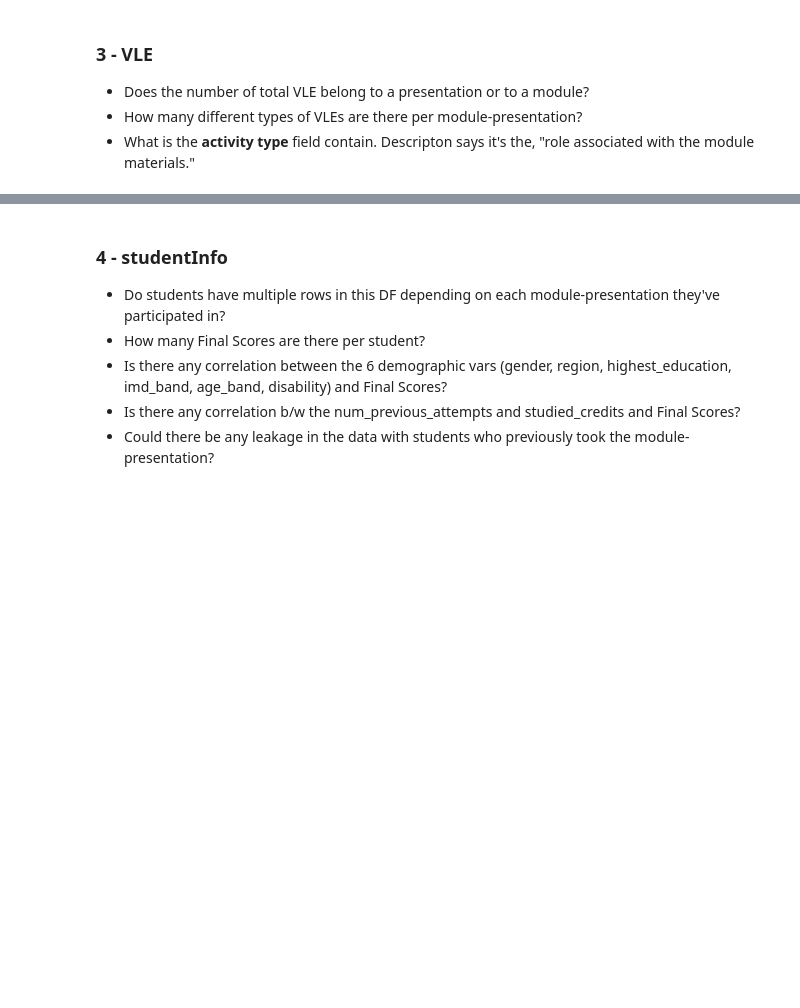
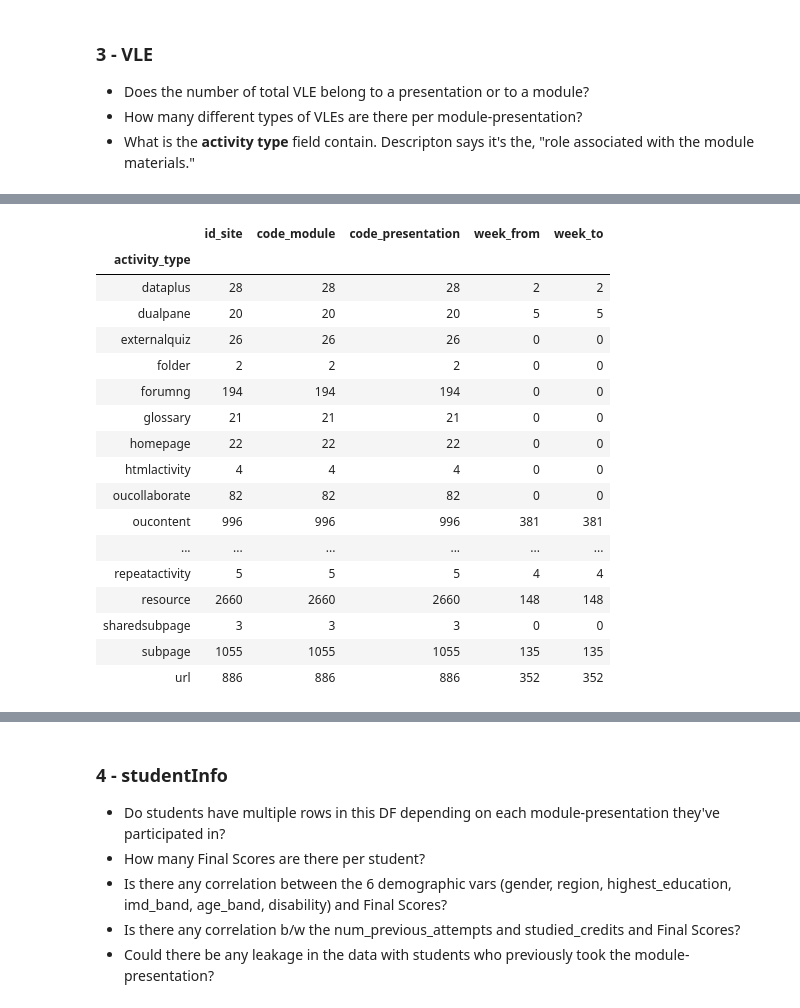
Before and after one commit to jdybuncio/predicting-virtual-learning-outcomes, a Jupyter notebook: Exploration.ipynb, the cells around one changed output, grey strips where cells are left out. Cells and saved outputs as stored; diff of their text form; code cells hidden in the pictures; blank space fills up the shorter version.

Commit message:
currently through 3 of 7 tables' initial exploration

```diff
--- a/Exploration.ipynb
+++ b/Exploration.ipynb
@@ -332,0 +392,21 @@ df_assessments[df_assessments.code_module == 'CCC']
+# %%
+df_vle.groupby('activity_type').count()
+# %% [output]
+|  | id_site | code_module | code_presentation | week_from | week_to |
+| activity_type |  |  |  |  |  |
+| dataplus | 28 | 28 | 28 | 2 | 2 |
+| dualpane | 20 | 20 | 20 | 5 | 5 |
+| externalquiz | 26 | 26 | 26 | 0 | 0 |
+| folder | 2 | 2 | 2 | 0 | 0 |
+| forumng | 194 | 194 | 194 | 0 | 0 |
+| glossary | 21 | 21 | 21 | 0 | 0 |
+| homepage | 22 | 22 | 22 | 0 | 0 |
+| htmlactivity | 4 | 4 | 4 | 0 | 0 |
+| oucollaborate | 82 | 82 | 82 | 0 | 0 |
+| oucontent | 996 | 996 | 996 | 381 | 381 |
+| ... | ... | ... | ... | ... | ... |
+| repeatactivity | 5 | 5 | 5 | 4 | 4 |
+| resource | 2660 | 2660 | 2660 | 148 | 148 |
+| sharedsubpage | 3 | 3 | 3 | 0 | 0 |
+| subpage | 1055 | 1055 | 1055 | 135 | 135 |
+| url | 886 | 886 | 886 | 352 | 352 |
```
Also changed, not shown: parts of 13 cells of this notebook.
